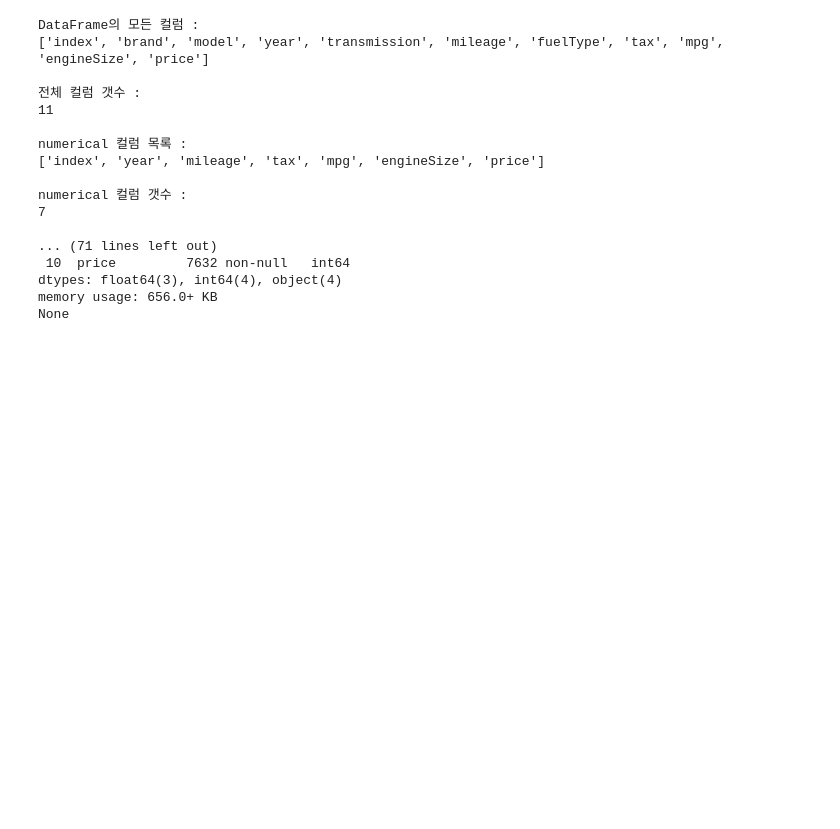
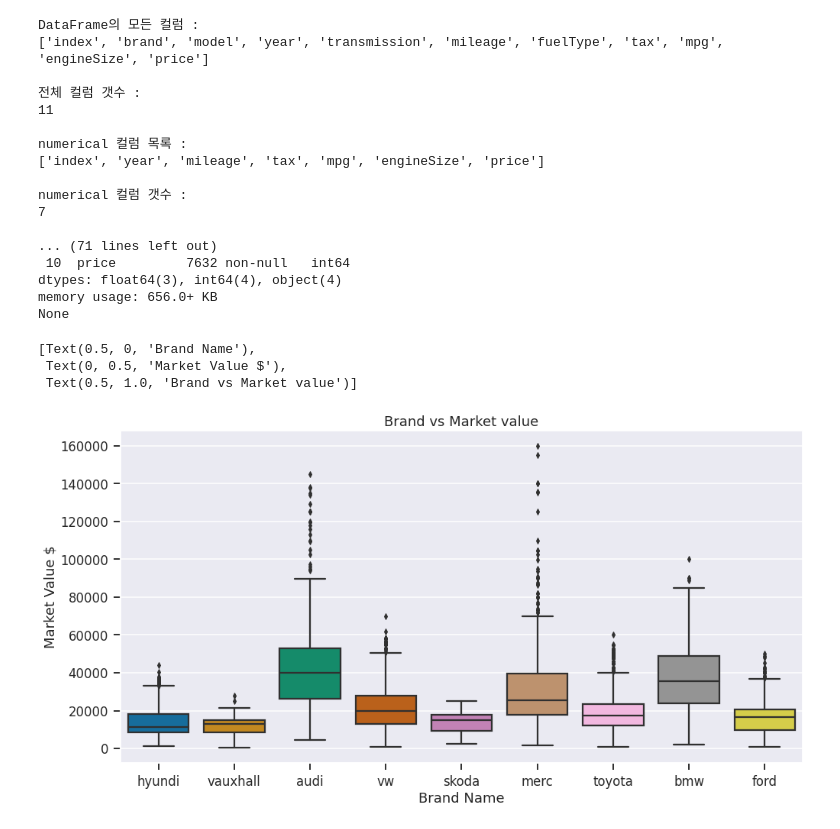
Before and after one commit to grandff/sample-keras, a Jupyter notebook: Car Price Predict for tensorflow js.ipynb, the cells around one changed output. Saved outputs shown, nothing was run; the diff lists cells and outputs as text; code cells hidden in the pictures; blank space fills up the shorter version.

```diff
--- a/Car Price Predict for tensorflow js.ipynb
+++ b/Car Price Predict for tensorflow js.ipynb
@@ -143,3 +143,18 @@ numerical 컬럼 갯수 :
 dtypes: float64(3), int64(4), object(4)
 memory usage: 656.0+ KB
 None
+# %%
+# brand가 price와의 영향
+fig = plt.figure(figsize = (16, 8))
+plt.style.use('seaborn')
+plt.tight_layout()
+sns.set_context('talk')
+ax = sns.boxplot(y = 'price', x='brand', data = df, palette = 'colorblind')
+ax.set(xlabel = 'Brand Name', ylabel = 'Market Value $', title = 'Brand vs Market value')
+
+# seaborn을 통해 분포도가 적은 컬럼은 삭제하려고 그러는듯
+# %% [output]
+[Text(0.5, 0, 'Brand Name'),
+ Text(0, 0.5, 'Market Value $'),
+ Text(0.5, 1.0, 'Brand vs Market value')]
+[figure, added]
```
Also changed, not shown: parts of 4 cells of this notebook, 1 other file.
